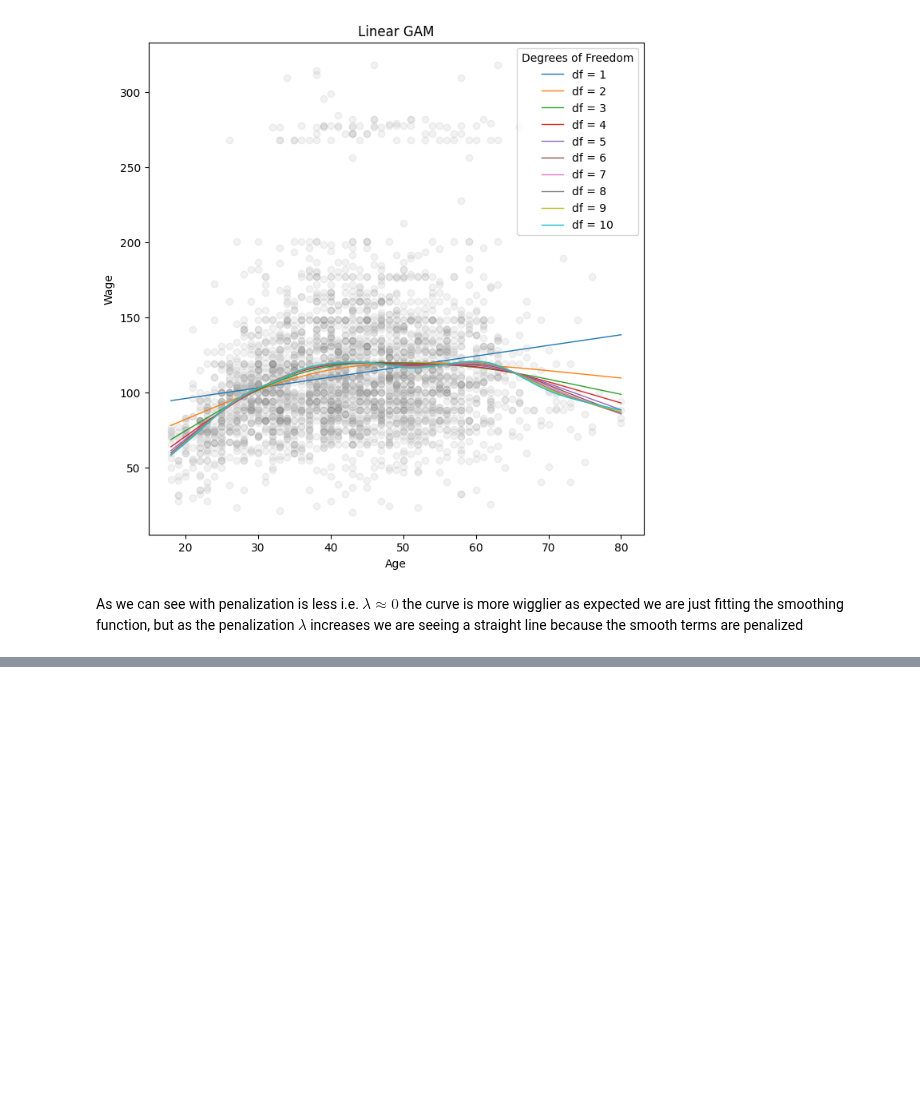
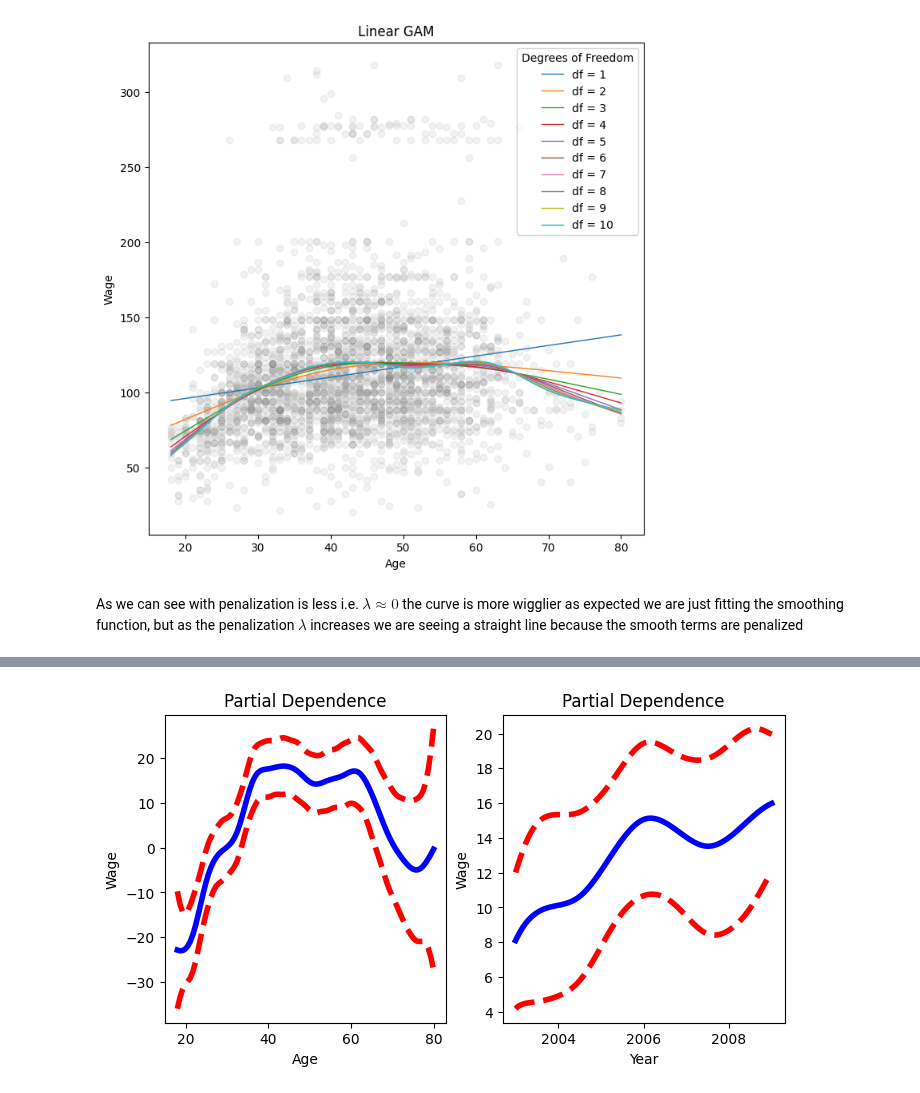
Before and after one commit to kkkamur07/ISL-Learning, a Jupyter notebook: NonLinearity/nonLinearityLab.ipynb, the cells around one changed output, grey strips where cells are left out. Drawn from its saved outputs; the diff is of its cells as text; code cells hidden in the pictures; blank space fills up the shorter version.

```diff
--- a/NonLinearity/nonLinearityLab.ipynb
+++ b/NonLinearity/nonLinearityLab.ipynb
@@ -384,0 +461,26 @@ As we can see with penalization is less i.e. $\lambda \approx 0$ the curve is mo
+# %%
+# Automated fashion
+# f_gam(2, lam = 0) -> f_gam is a smooth function to be applied to the third column with zero penalty
+# s_gam(1, n_splines=7) -> s_gam is a smooth function to be applied to the second column with 7 splines
+# s_gam(0) -> s_gam is a smooth function to be applied to the first column with default penalty value = 0.6
+gam = LinearGAM(s_gam(0,) + s_gam(1, n_splines=7) + f_gam(2, lam = 0))
+edu = data["education"].cat.codes
+xs = np.column_stack([age,data.loc[:,"year"], edu])
+gam_fit = gam.fit(xs, y)
+
+# Plotting
+fig, ax = plt.subplots(1,2, figsize = (8,4))
+plot_gam(gam_fit,0, ax = ax[0])
+plot_gam(gam_fit,1, ax = ax[1])
+ax[0].set_title('Partial Dependence')
+ax[0].set_ylabel('Wage')
+ax[0].set_xlabel('Age')
+
+ax[1].set_title('Partial Dependence')
+ax[1].set_ylabel('Wage')
+ax[1].set_xlabel('Year')
+plt.show()
+
+# Curve is abit wigglier
+# %% [output]
+[figure, added]
```
Also changed, not shown: parts of 19 cells of this notebook.
